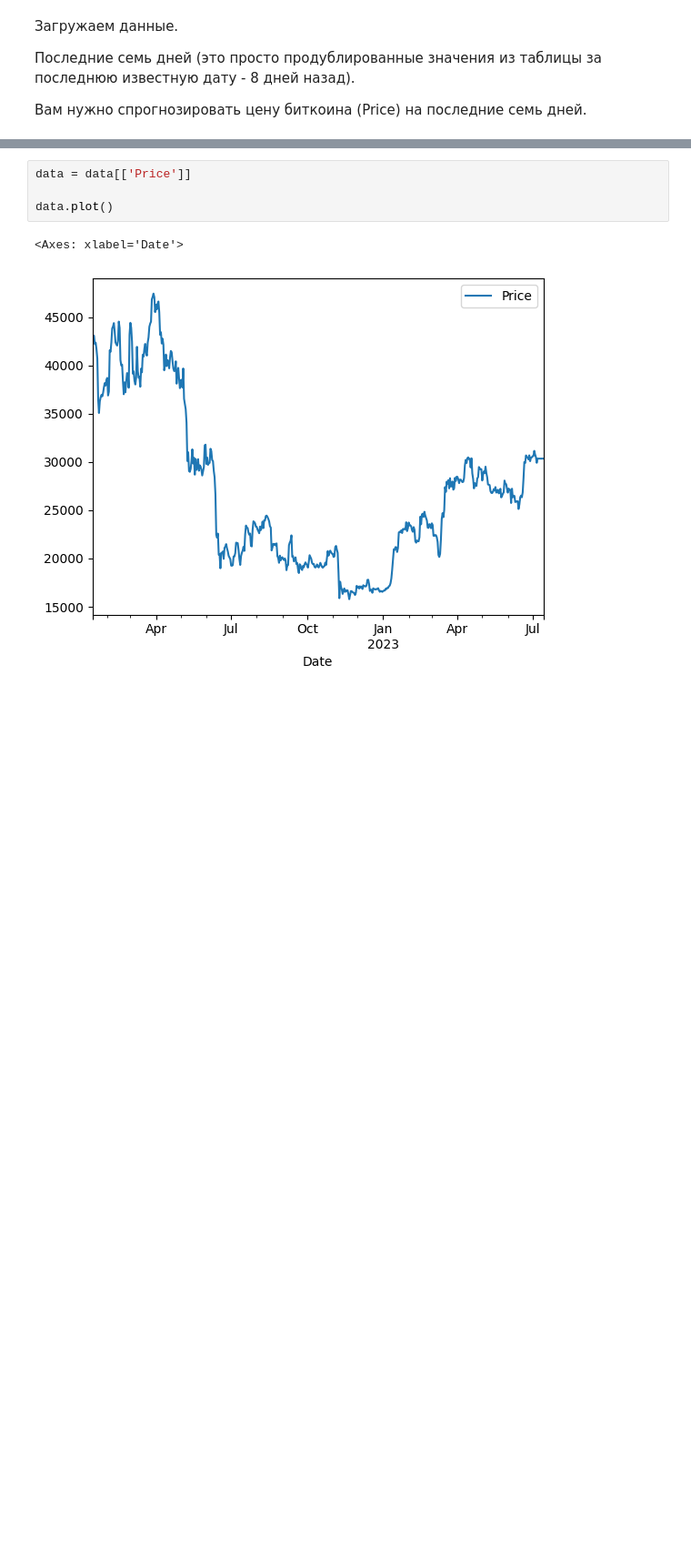
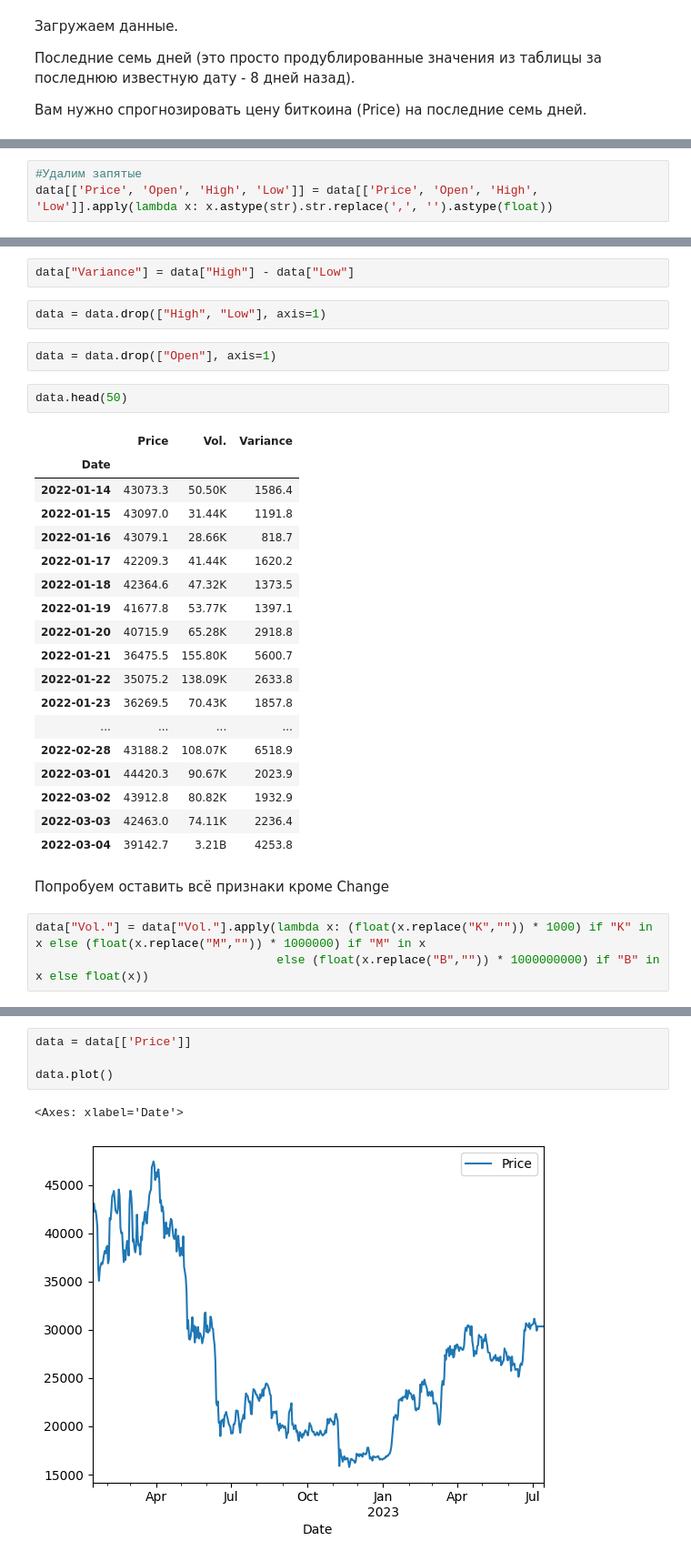
Before and after one commit to Dmitrysw/bitcoin_prediction_kaggle, a Jupyter notebook: BTC_main.ipynb, the cells around one changed output, grey strips where cells are left out. Shown: that part at 91% size. Drawn from its saved outputs; the diff is of its cells as text; blank space fills up the shorter version.

```diff
--- a/BTC_main.ipynb
+++ b/BTC_main.ipynb
@@ -39,0 +27,3 @@ data['Price'] = data['Price'].apply(lambda x: float(x.replace(",","")))
+# %%
+#Удалим запятые
+data[['Price', 'Open', 'High', 'Low']] = data[['Price', 'Open', 'High', 'Low']].apply(lambda x: x.astype(str).str.replace(',', '').astype(float))
@@ -39,0 +41,32 @@ data['Price'] = data['Price'].apply(lambda x: float(x.replace(",","")))
+# %%
+data["Variance"] = data["High"] - data["Low"]
+# %%
+data = data.drop(["High", "Low"], axis=1)
+# %%
+data = data.drop(["Open"], axis=1)
+# %%
+data.head(50)
+# %% [output]
+|  | Price | Vol. | Variance |
+| Date |  |  |  |
+| 2022-01-14 | 43073.3 | 50.50K | 1586.4 |
+| 2022-01-15 | 43097.0 | 31.44K | 1191.8 |
+| 2022-01-16 | 43079.1 | 28.66K | 818.7 |
+| 2022-01-17 | 42209.3 | 41.44K | 1620.2 |
+| 2022-01-18 | 42364.6 | 47.32K | 1373.5 |
+| 2022-01-19 | 41677.8 | 53.77K | 1397.1 |
+| 2022-01-20 | 40715.9 | 65.28K | 2918.8 |
+| 2022-01-21 | 36475.5 | 155.80K | 5600.7 |
+| 2022-01-22 | 35075.2 | 138.09K | 2633.8 |
+| 2022-01-23 | 36269.5 | 70.43K | 1857.8 |
+| ... | ... | ... | ... |
+| 2022-02-28 | 43188.2 | 108.07K | 6518.9 |
+| 2022-03-01 | 44420.3 | 90.67K | 2023.9 |
+| 2022-03-02 | 43912.8 | 80.82K | 1932.9 |
+| 2022-03-03 | 42463.0 | 74.11K | 2236.4 |
+| 2022-03-04 | 39142.7 | 3.21B | 4253.8 |
+# %% [markdown]
+ Попробуем оставить всё признаки кроме Change
+# %%
+data["Vol."] = data["Vol."].apply(lambda x: (float(x.replace("K","")) * 1000) if "K" in x else (float(x.replace("M","")) * 1000000) if "M" in x
+                                  else (float(x.replace("B","")) * 1000000000) if "B" in x else float(x))
```
Also changed, not shown: parts of 10 cells of this notebook, 3 other files.
